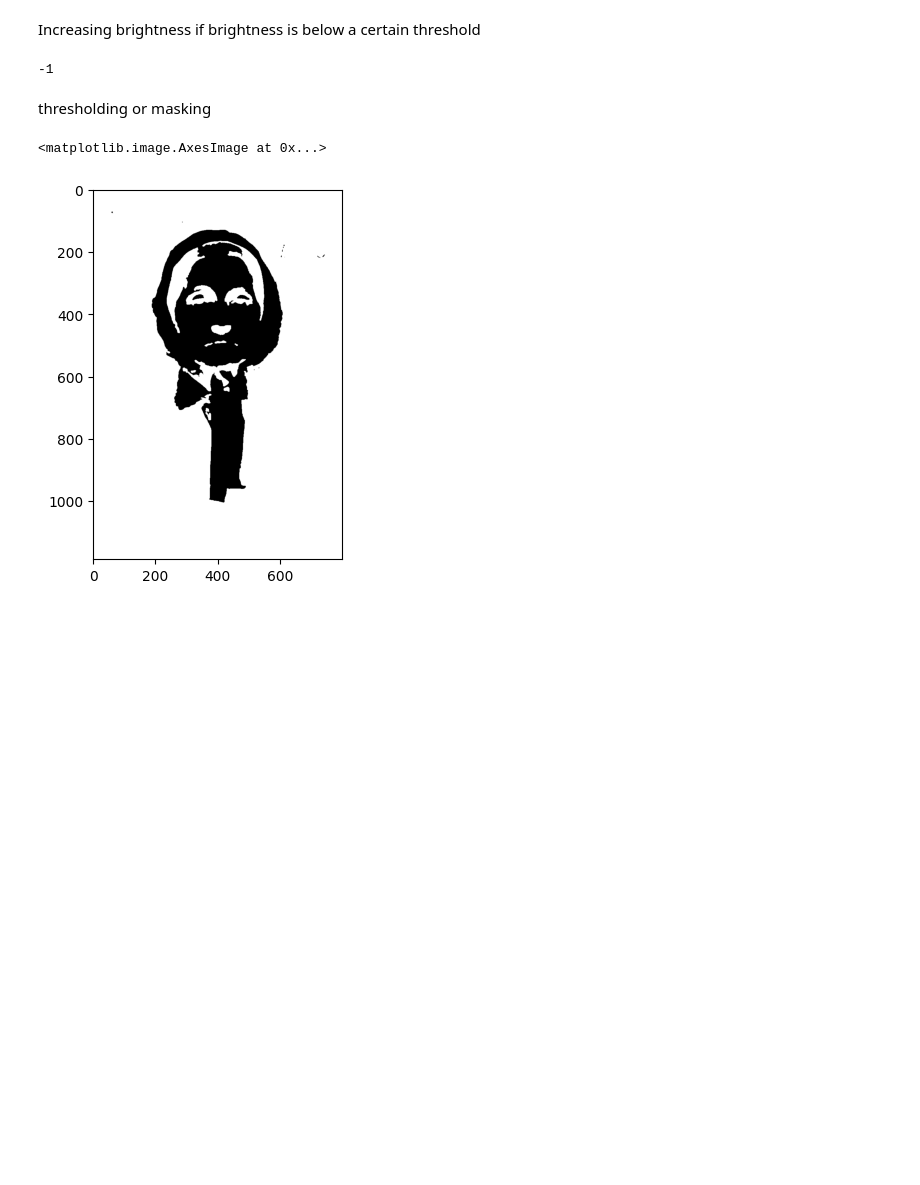
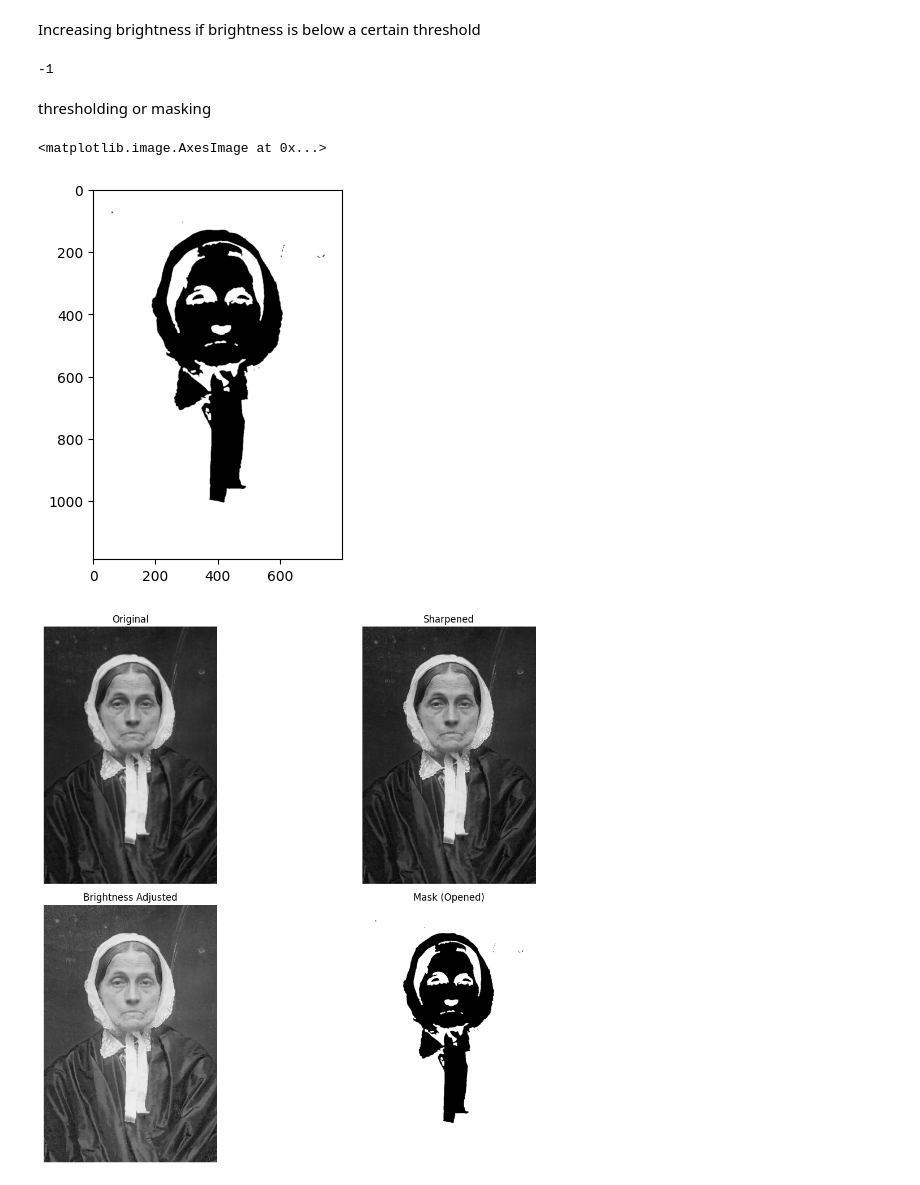
Before and after one commit to Image-Processing-Photo-Restoration/Photo-Restoration, a Jupyter notebook: photo-restore.ipynb, the cells around one changed output. Saved outputs shown, nothing was run; the diff lists cells and outputs as text; code cells hidden in the pictures; blank space fills up the shorter version.

```diff
--- a/photo-restore.ipynb
+++ b/photo-restore.ipynb
@@ -62,3 +62,80 @@ plt.imshow(mask_open, cmap='gray')
 # %% [output]
 <matplotlib.image.AxesImage at 0x...>
 [figure]
+# %%
+# libraries imported
+
+import cv2
+import numpy as np
+import matplotlib.pyplot as plt
+
+# functions for each processing step
+def sharpen_image(photo):
+    """Apply sharpening kernel."""
+    k = np.array([[0, -1, 0],
+                  [-1, 5, -1],
+                  [0, -1, 0]], dtype=float)
+    k = k / k.sum()
+    sharp = cv2.filter2D(photo, -1, k)
+    return sharp
+
+
+def adjust_brightness(photo, threshold=100, gamma=1.5):
+    gray = cv2.cvtColor(photo, cv2.COLOR_BGR2GRAY)
+    brightness = np.mean(gray)
+
+    if brightness < threshold:
+        corrected = np.power(photo / 255.0, 1 / gamma)
+        corrected = np.uint8(corrected * 255)
+        return corrected
+
+    return photo
+
+
+def extract_masks(photo):
+    hsv = cv2.cvtColor(photo, cv2.COLOR_BGR2HSV)
+    _, _, v = cv2.split(hsv)
+
+    _, thresh = cv2.threshold(
+        v, 0, 255, cv2.THRESH_BINARY_INV + cv2.THRESH_OTSU
+    )
+
+    kernel = cv2.getStructuringElement(cv2.MORPH_ELLIPSE, (5, 5))
+    opened = cv2.morphologyEx(thresh, cv2.MORPH_OPEN, kernel)
+
+    return thresh, opened
+
+
+
+# showing results
+def show_results(original, sharp, brightened, opened_mask):
+    """Display images in matplotlib."""
+    plt.figure(figsize=(14, 10))
+
+    images = [original, sharp, brightened, opened_mask]
+    titles = ["Original", "Sharpened", "Brightness Adjusted", "Mask (Opened)"]
+    cmaps  = [None, None, None, "gray"]
+
+    for i, (img, title, cmap) in enumerate(zip(images, titles, cmaps), 1):
+        plt.subplot(2, 2, i)
+        if cmap:
+            plt.imshow(img, cmap=cmap)
+        else:
+            plt.imshow(cv2.cvtColor(img, cv2.COLOR_BGR2RGB))
+        plt.title(title)
+        plt.axis('off')
+
+    plt.tight_layout()
+    plt.show()
+
+
+# main processing pipeline
+photo = cv2.imread('sample-photos/old_photo_01.jpg')
+
+sharp = sharpen_image(photo)
+brightened = adjust_brightness(sharp)
+_, opened_mask = extract_masks(photo)
+
+show_results(photo, sharp, brightened, opened_mask)
+# %% [output]
+[figure, added]
```
